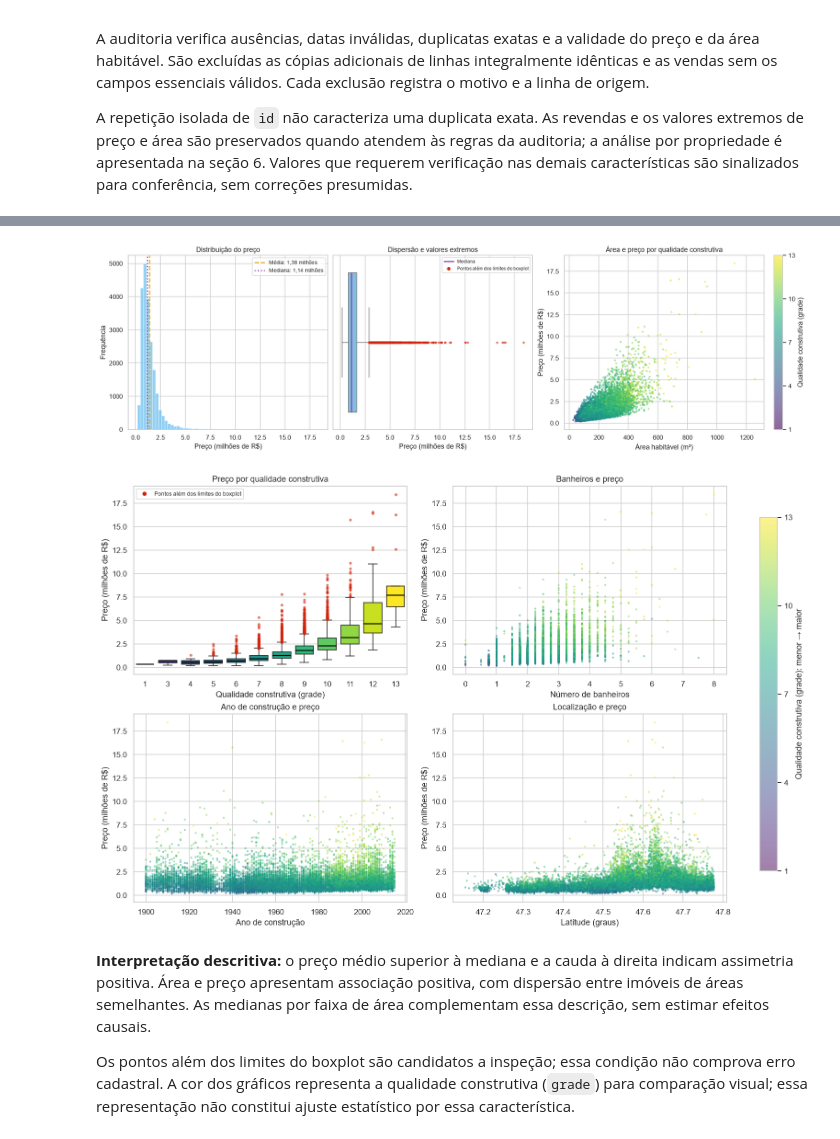
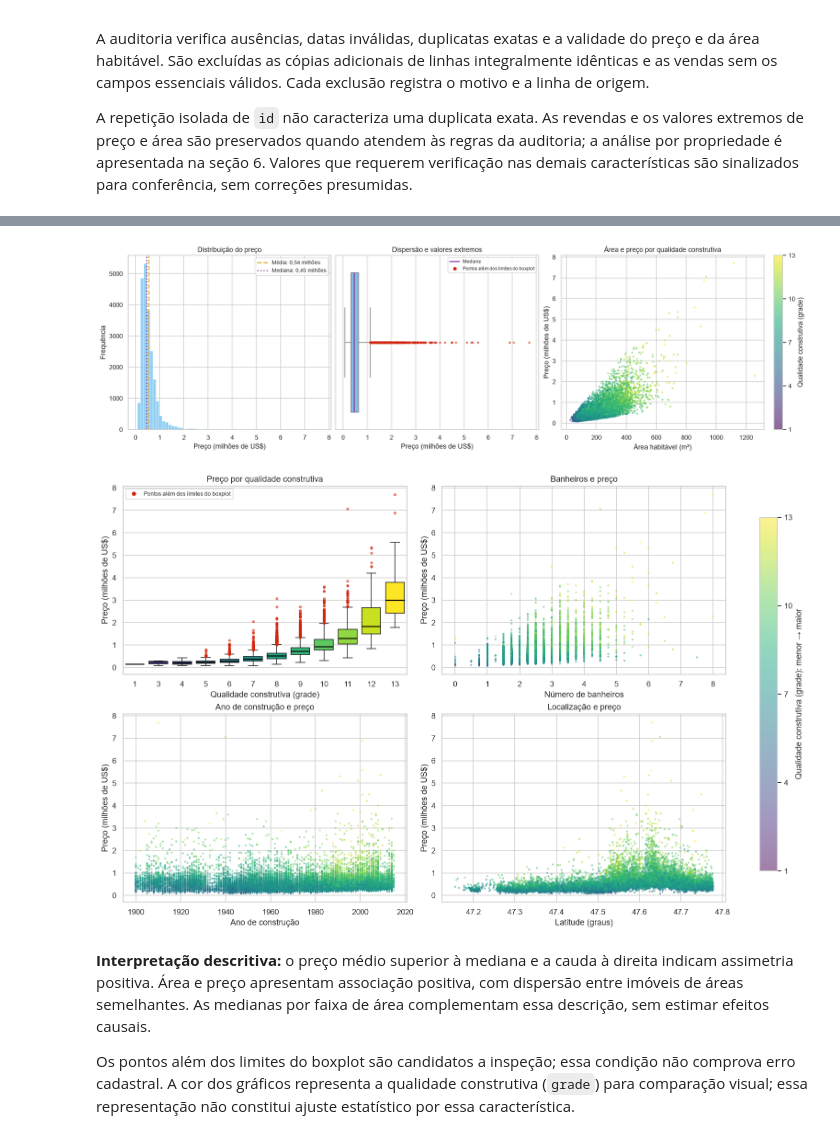
Before and after one commit to igor-xmchaves/analise_house_sales, a Jupyter notebook: house_sales.ipynb, the cells around one changed output, grey strips where cells are left out. Drawn from its saved outputs; the diff is of its cells as text; code cells hidden in the pictures.

```diff
--- a/house_sales.ipynb
+++ b/house_sales.ipynb
@@ -583,7 +572,7 @@ LARANJA = "#E7AC2D"
 ROXO = '#8E44AD'
 VERMELHO = "#D3250E"
 
-preco_milhoes = base_ajustada['preco'] / 1e6
+preco_milhoes = base_ajustada['price'] / 1e6
 
 # A mesma qualidade construtiva terá a mesma cor em todos os gráficos.
 mapa_cores = plt.get_cmap('viridis')
@@ -596,9 +585,9 @@ paleta_grade = {
 }
 
 def dispersao_grade(eixo, base, coluna, tamanho=8, opacidade=0.5):
-    """Plota preço em milhões de reais com a escala de cores comum de grade."""
+    """Plota preço em milhões de dólares e usa uma escala comum de cores para grade."""
     return eixo.scatter(
-        base[coluna], base['preco'] / 1e6, c=base['grade'],
+        base[coluna], base['price'] / 1e6, c=base['grade'],
         cmap=mapa_cores, norm=normalizacao, s=tamanho,
         alpha=opacidade, edgecolors='none'
     )
@@ -649,7 +638,7 @@ eixos[0].axvline(
 )
 
 eixos[0].set(
-    xlabel='Preço (milhões de R$)',
+    xlabel='Preço (milhões de US$)',
     ylabel='Frequência',
     title='Distribuição do preço'
 )
@@ -665,7 +654,7 @@ sns.boxplot(
 )
 
 eixos[1].set(
-    xlabel='Preço (milhões de R$)',
+    xlabel='Preço (milhões de US$)',
     title='Dispersão e valores extremos'
 )
 
@@ -686,7 +675,7 @@ pontos = dispersao_grade(eixos[2], base_ajustada, 'area', tamanho=10, opacidade=
 
 eixos[2].set(
     xlabel='Área habitável (m²)',
-    ylabel='Preço (milhões de R$)',
+    ylabel='Preço (milhões de US$)',
     title='Área e preço por qualidade construtiva'
 )
 
@@ -731,7 +720,7 @@ sns.boxplot(
 
 eixos[0, 0].set(
     xlabel='Qualidade construtiva (grade)',
-    ylabel='Preço (milhões de R$)',
+    ylabel='Preço (milhões de US$)',
     title='Preço por qualidade construtiva'
 )
 
@@ -750,36 +739,36 @@ rotulos = [
     'Ano de construção',
     'Latitude (graus)'
 ]
 titulos = [
     'Banheiros e preço',
     'Ano de construção e preço',
     'Localização e preço'
 ]
 
 for ax, coluna, rotulo, titulo in zip(
     eixos.flat[1:], colunas, rotulos, titulos
 ):
     pontos = dispersao_grade(ax, base_ajustada, coluna)
 
     ax.set(
         xlabel=rotulo,
-        ylabel='Preço (milhões de R$)',
+        ylabel='Preço (milhões de US$)',
         title=titulo
     )
 
 # Barra compartilhada: as cores têm o mesmo significado nos quatro painéis.
 fig.colorbar(
     pontos,
     ax=eixos.ravel().tolist(),
     label='Qualidade construtiva (grade): menor → maior',
     ticks=[1, 4, 7, 10, 13],
     shrink=0.85
 )
 
 salvar_grafico(fig, '02_demais_variaveis.png')
 # %% [output]
-[figure, old version]
+[figure, new version]
-[figure, old version]
+[figure, new version]
 # %% [markdown]
 **Interpretação descritiva:** o preço médio superior à mediana e a cauda à direita indicam assimetria positiva. Área e preço apresentam associação positiva, com dispersão entre imóveis de áreas semelhantes. As medianas por faixa de área complementam essa descrição, sem estimar efeitos causais.
 
```
Also changed, not shown: parts of 68 cells of this notebook, 43 other files.
